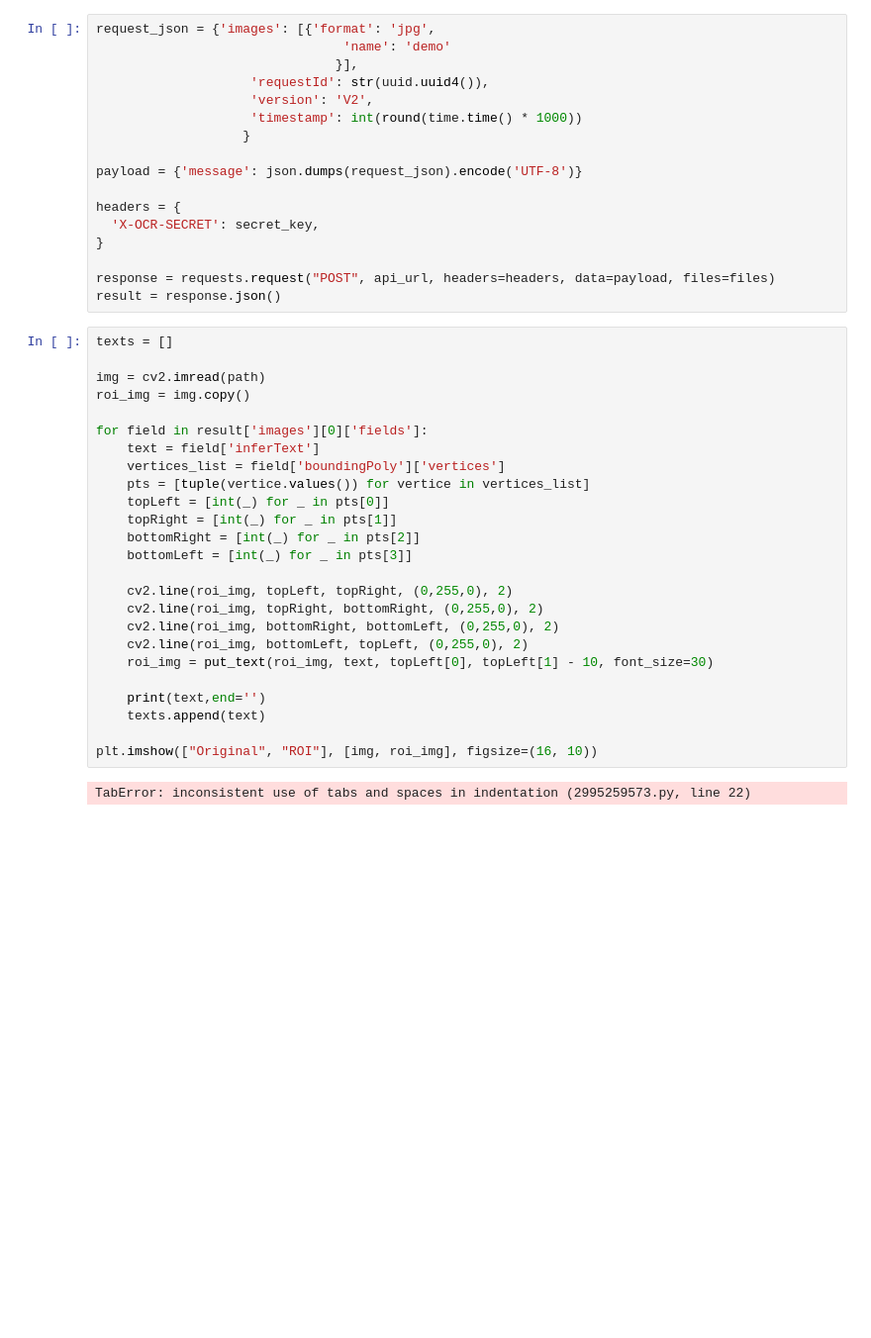
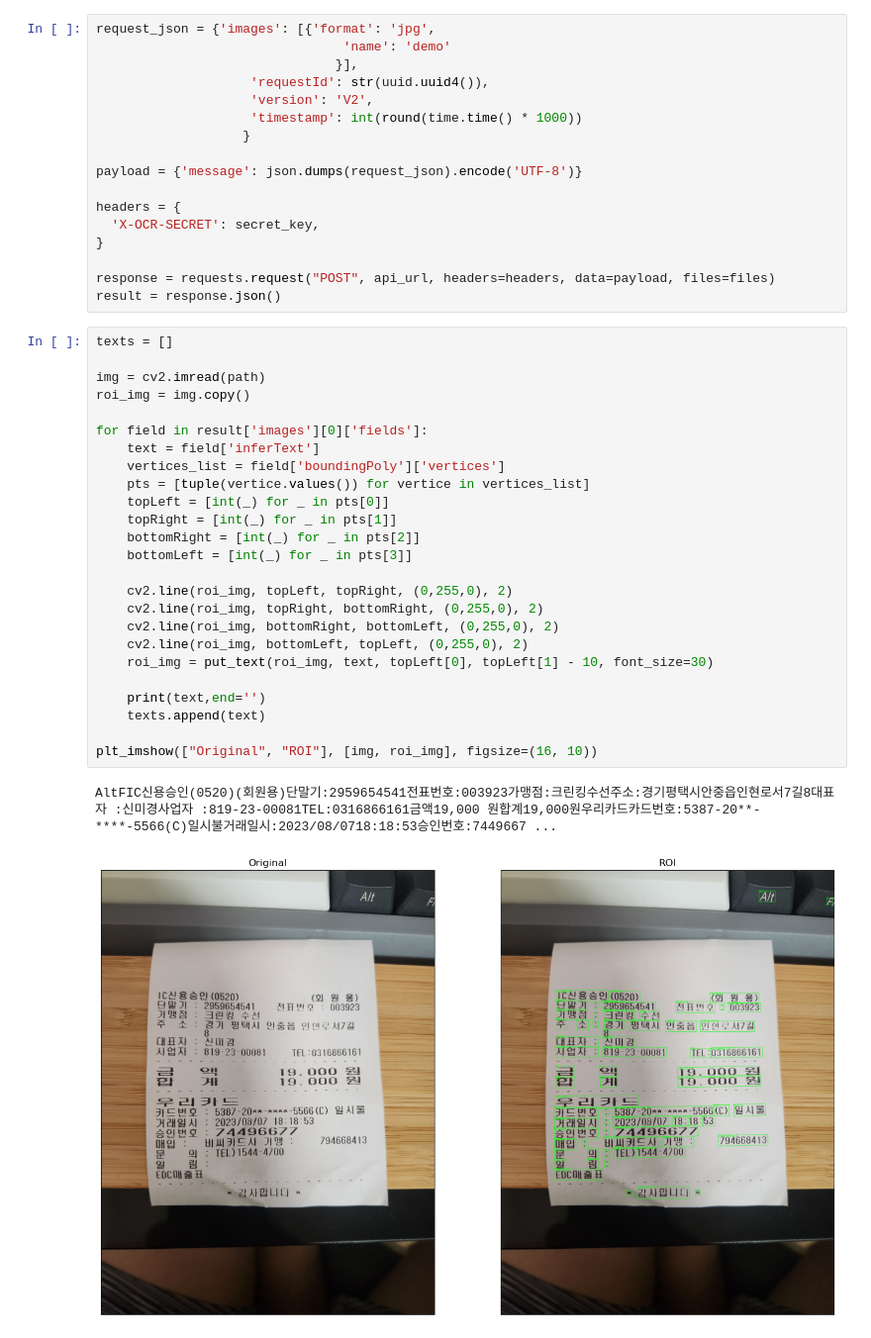
Before and after one commit to UuuuuuuDong/Hyunjoon, a Jupyter notebook: ocr_tutorial.ipynb, the cells around one changed output. Shown: that part at 99% size. Cells and saved outputs as stored; diff of their text form; blank space fills up the shorter version.

```diff
--- a/ocr_tutorial.ipynb
+++ b/ocr_tutorial.ipynb
@@ -90,27 +90,28 @@ result = response.json()
 # %%
 texts = []
 
 img = cv2.imread(path)
 roi_img = img.copy()
 
 for field in result['images'][0]['fields']:
     text = field['inferText']
     vertices_list = field['boundingPoly']['vertices']
     pts = [tuple(vertice.values()) for vertice in vertices_list]
     topLeft = [int(_) for _ in pts[0]]
     topRight = [int(_) for _ in pts[1]]
     bottomRight = [int(_) for _ in pts[2]]
     bottomLeft = [int(_) for _ in pts[3]]
 
     cv2.line(roi_img, topLeft, topRight, (0,255,0), 2)
     cv2.line(roi_img, topRight, bottomRight, (0,255,0), 2)
     cv2.line(roi_img, bottomRight, bottomLeft, (0,255,0), 2)
     cv2.line(roi_img, bottomLeft, topLeft, (0,255,0), 2)
     roi_img = put_text(roi_img, text, topLeft[0], topLeft[1] - 10, font_size=30)
 
     print(text,end='')
-	texts.append(text)
+    texts.append(text)
 
-plt.imshow(["Original", "ROI"], [img, roi_img], figsize=(16, 10))
+plt_imshow(["Original", "ROI"], [img, roi_img], figsize=(16, 10))
 # %% [output]
-TabError: inconsistent use of tabs and spaces in indentation (2995259573.py, line 22)
+AltFIC신용승인(0520)(회원용)단말기:2959654541전표번호:003923가맹점:크린킹수선주소:경기평택시안중읍인현로서7길8대표자 :신미경사업자 :819-23-00081TEL:0316866161금액19,000 원합계19,000원우리카드카드번호:5387-20**-****-5566(C)일시불거래일시:2023/08/0718:18:53승인번호:7449667 ...
+[figure, added]
```
Also changed, not shown: parts of 1 cell of this notebook, 1 other file.
